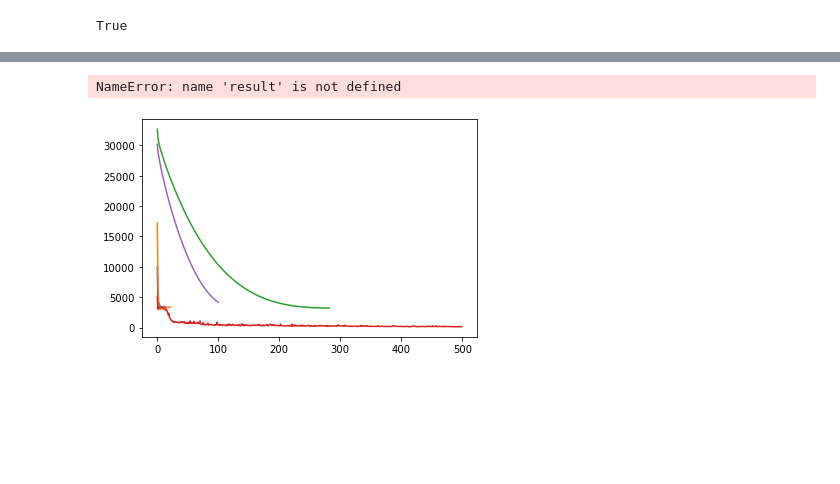
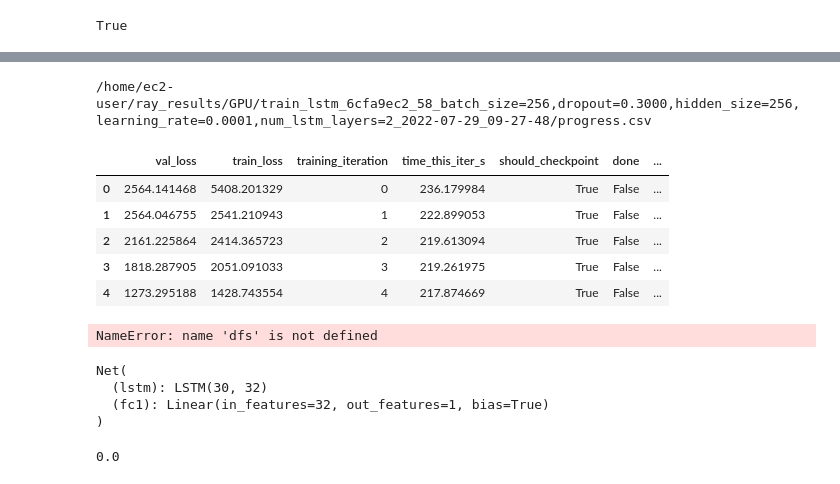
Before and after one commit to Spencer-Weston/BGPredict, a Jupyter notebook: bgpredict/LSTM/LSTM_prod.ipynb, the cells around one changed output, grey strips where cells are left out. Saved outputs shown, nothing was run; the diff lists cells and outputs as text; code cells hidden in the pictures; blank space fills up the shorter version.

```diff
--- a/bgpredict/LSTM/LSTM_prod.ipynb
+++ b/bgpredict/LSTM/LSTM_prod.ipynb
@@ -160,22 +205,29 @@ RayContext(dashboard_url='', python_version='3.9.13', ray_version='1.13.0', ray_
 # %%
 config= {
-    'hidden_size': tune.choice([2**x for x in range(3, 9)]), # 2^3 to 2^8, 8 to 256
-    'num_lstm_layers':tune.choice([1,2,3,4,5]),
+    'hidden_size': tune.choice([2**x for x in range(3, 8)]), # 2^3 to 2^8, 8 to 256
+    'num_lstm_layers':tune.choice([1,2,3]),
     'dropout': tune.choice([0, 0.1, 0.2, 0.3, 0.4, 0.5]), # [0,0.5]
-    'learning_rate': tune.choice([0.00001, 0.0001, 0.001, 0.01, 0.1]),
-    'batch_size': tune.choice([2**x for x in range(3, 9)]), # 2^3 to 2^8, 8 to 256
+    'learning_rate': tune.choice([0.0001, 0.001, 0.01, 0.1]),
+    'batch_size': tune.choice([64, 128, 256]), # 2^3 to 2^8, 8 to 256
 }
 
 initial_params = [{"hidden_size": 128,
                   "num_lstm_layers": 1,
                   "dropout": 0,
-                  "batch_size": 128,
+                  "batch_size": 256,
                   'learning_rate': 0.1}]
 
 def stopper(trial_id, result):
-    if result['training_iteration'] > 100:
+    train_times = [10 * i for i in range(11)]
+    if result['training_iteration'] < 100: # and result["training_iteration"] > 10:
+        training_iteration = result['training_iteration']
+        ceiling = (np.log(training_iteration) ** -0.7) * 2 * 4000
+        print(f"CEILING: {ceiling}, ITER_NUM: {result['training_iteration']}")
+        if result['val_loss'] > ceiling:
+            return True
+    elif result['training_iteration'] > 100:
         return True
-    elif result['val_loss'] < 5:
+    elif result['val_loss'] < 90:
         return True
     else:
         return False
@@ -184,9 +236,11 @@ def stopper(trial_id, result):
 hyperopt_search = HyperOptSearch(metric='val_loss', mode='min', points_to_evaluate=initial_params)
 
 scheduler = ASHAScheduler(
-    time_attr="training_iteration",
     metric="val_loss",
-    mode="min")
+    mode="min",
+    grace_period=3,
+    max_t=200
+)
 
 reporter = JupyterNotebookReporter(
     metric_columns = ["val_loss", "loss", "training_iteration"],
@@ -203,11 +257,11 @@ result = tune.run(
         val_X = val_X,
         val_y = val_y
     ),
-    resources_per_trial={"cpu":1, "gpu":1},
+    resources_per_trial={"cpu":10, "gpu":4},
     config=config,
-    num_samples=16,
-    # progress_reporter=reporter,
+    num_samples=1,
     search_alg=hyperopt_search,
     name='GPU',
-    stop = stopper
+    stop = stopper,
+    resume = "ERRORED_ONLY",
 )
@@ -225,17 +277,22 @@ Best trial final validation loss: 153.73668900851547
 # %%
-# Save directory
 best_dir = result.get_best_logdir(metric='val_loss', mode='min')
-splits = best_dir.split("/")
-folder = best_dir.split(splits[-1])[0]
-s3 = s3fs.S3FileSystem()
-s3.put(folder, "bgpredict/models/lstm/cpu", recursive=True)
+df = pd.read_csv(f"{best_dir}/progress.csv")
+print(f"{best_dir}/progress.csv")
+df.head()
 # %% [output]
-NameError: name 'result' is not defined
+/home/ec2-user/ray_results/GPU/train_lstm_6cfa9ec2_58_batch_size=256,dropout=0.3000,hidden_size=256,learning_rate=0.0001,num_lstm_layers=2_2022-07-29_09-27-48/progress.csv
+|  | val_loss | train_loss | training_iteration | time_this_iter_s | should_checkpoint | done | ... |
+| 0 | 2564.141468 | 5408.201329 | 0 | 236.179984 | True | False | ... |
+| 1 | 2564.046755 | 2541.210943 | 1 | 222.899053 | True | False | ... |
+| 2 | 2161.225864 | 2414.365723 | 2 | 219.613094 | True | False | ... |
+| 3 | 1818.287905 | 2051.091033 | 3 | 219.261975 | True | False | ... |
+| 4 | 1273.295188 | 1428.743554 | 4 | 217.874669 | True | False | ... |
 # %%
 dfs = result.trial_dataframes
 # %%
 ax = None  # This plots everything on the same plot
 for d in dfs.values():
-    ax = d.val_loss.plot(ax=ax, legend=False)
+    ax = d.val_loss.plot(ax=ax, legend=False, figsize=(20,10))
+ax.axhline(y=500)
 # %% [output]
-[figure, removed]
+NameError: name 'dfs' is not defined
@@ -242,6 +301,16 @@ for d in dfs.values():
 # %%
 net = Net(input_size=train_X.shape[2],
-          hidden_size = best_trial.config['hidden_size'],
-          num_lstm_layers=best_trial.config['num_lstm_layers'],
-          dropout= best_trial.config['dropout']
+          hidden_size = best_trial['hidden_size'],
+          num_lstm_layers=best_trial['num_lstm_layers'],
+          dropout= best_trial['dropout']
 )
+net
+# %% [output]
+Net(
+  (lstm): LSTM(30, 32)
+  (fc1): Linear(in_features=32, out_features=1, bias=True)
+)
+# %%
+torch.cuda.memory_allocated()/1024/1024
+# %% [output]
+0.0
```
Also changed, not shown: parts of 21 cells of this notebook.
